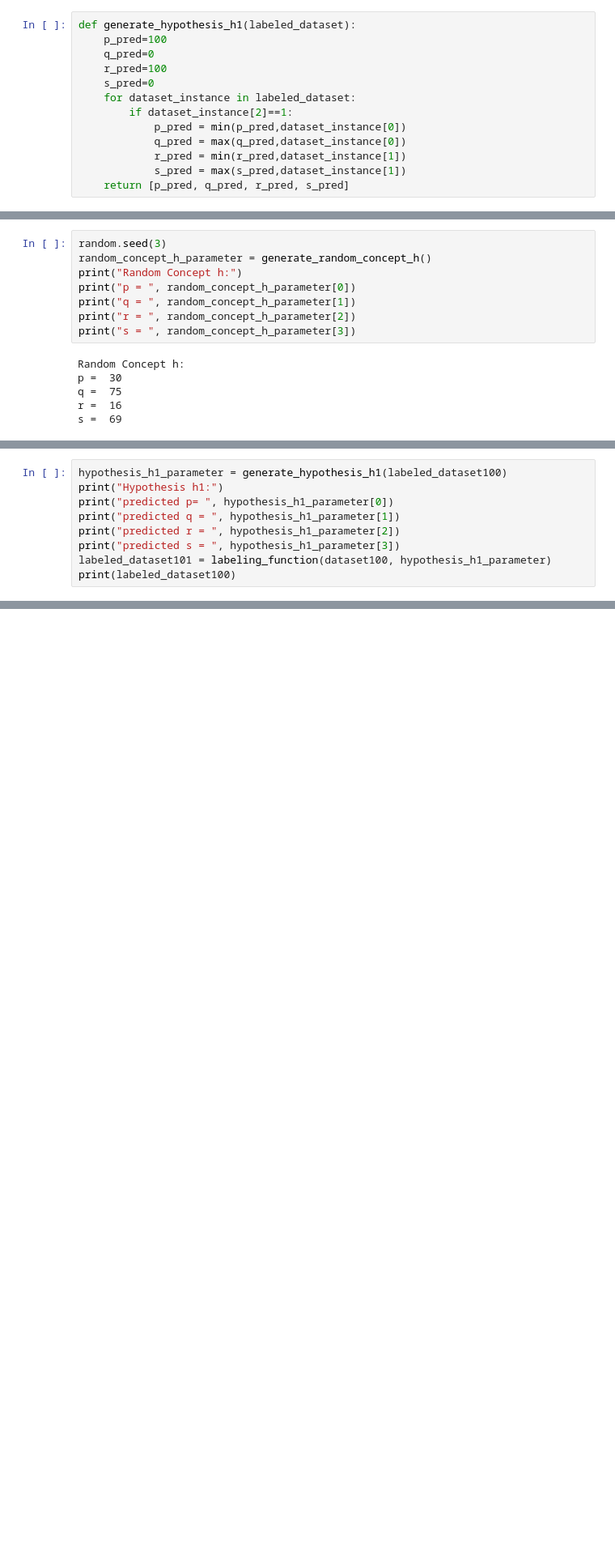
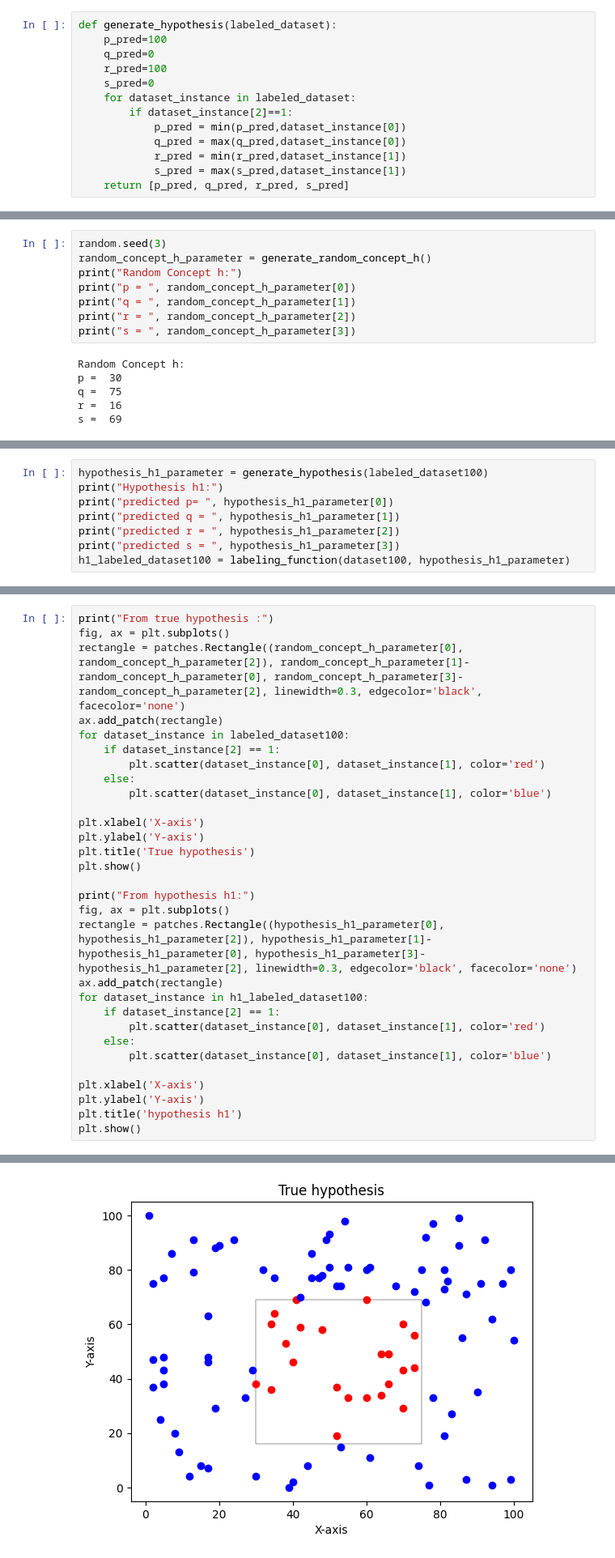
Before and after one commit to Aditya-Y-29/ML-Assignments, a Jupyter notebook: Assignment-1/Task3.ipynb, the cells around one changed output, grey strips where cells are left out. Shown: that part at 81% size. Saved outputs shown, nothing was run; the diff lists cells and outputs as text; blank space fills up the shorter version.

```diff
--- a/Assignment-1/Task3.ipynb
+++ b/Assignment-1/Task3.ipynb
@@ -35,7 +52,7 @@ def labeling_function(dataset, h_parameters):
         labeled_dataset.append([x, y, fxy])
     return labeled_dataset
 # %%
-def generate_hypothesis_h1(labeled_dataset):
+def generate_hypothesis(labeled_dataset):
     p_pred=100
     q_pred=0
     r_pred=100
@@ -94,12 +107,11 @@ print(count1)
 # %%
-hypothesis_h1_parameter = generate_hypothesis_h1(labeled_dataset100)
+hypothesis_h1_parameter = generate_hypothesis(labeled_dataset100)
 print("Hypothesis h1:")
 print("predicted p= ", hypothesis_h1_parameter[0])
 print("predicted q = ", hypothesis_h1_parameter[1])
 print("predicted r = ", hypothesis_h1_parameter[2])
 print("predicted s = ", hypothesis_h1_parameter[3])
-labeled_dataset101 = labeling_function(dataset100, hypothesis_h1_parameter)
-print(labeled_dataset100)
+h1_labeled_dataset100 = labeling_function(dataset100, hypothesis_h1_parameter)
 # %% [output]
 Hypothesis h1:
 predicted p=  30
@@ -113,2 +124,33 @@ print(emperical_error)
 # %% [output]
 0
+# %%
+print("From true hypothesis :")
+fig, ax = plt.subplots()
+rectangle = patches.Rectangle((random_concept_h_parameter[0], random_concept_h_parameter[2]), random_concept_h_parameter[1]-random_concept_h_parameter[0], random_concept_h_parameter[3]-random_concept_h_parameter[2], linewidth=0.3, edgecolor='black', facecolor='none')
+ax.add_patch(rectangle)
+for dataset_instance in labeled_dataset100:
+    if dataset_instance[2] == 1:
+        plt.scatter(dataset_instance[0], dataset_instance[1], color='red')
+    else:
+        plt.scatter(dataset_instance[0], dataset_instance[1], color='blue')
+
+plt.xlabel('X-axis')
+plt.ylabel('Y-axis')
+plt.title('True hypothesis')
+plt.show()
+
+print("From hypothesis h1:")
+fig, ax = plt.subplots()
+rectangle = patches.Rectangle((hypothesis_h1_parameter[0], hypothesis_h1_parameter[2]), hypothesis_h1_parameter[1]-hypothesis_h1_parameter[0], hypothesis_h1_parameter[3]-hypothesis_h1_parameter[2], linewidth=0.3, edgecolor='black', facecolor='none')
+ax.add_patch(rectangle)
+for dataset_instance in h1_labeled_dataset100:
+    if dataset_instance[2] == 1:
+        plt.scatter(dataset_instance[0], dataset_instance[1], color='red')
+    else:
+        plt.scatter(dataset_instance[0], dataset_instance[1], color='blue')
+
+plt.xlabel('X-axis')
+plt.ylabel('Y-axis')
+plt.title('hypothesis h1')
+plt.show()
+# %% [output]
@@ -114,0 +158 @@ print(emperical_error)
+[figure, added]
```
Also changed, not shown: parts of 11 cells of this notebook.
